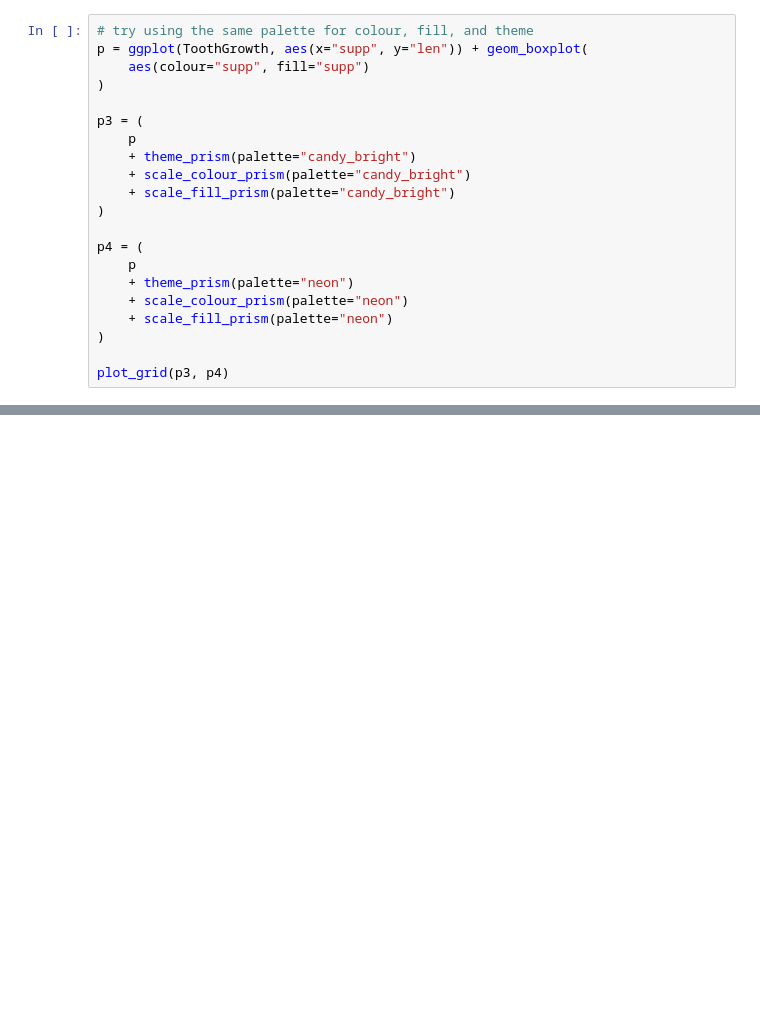
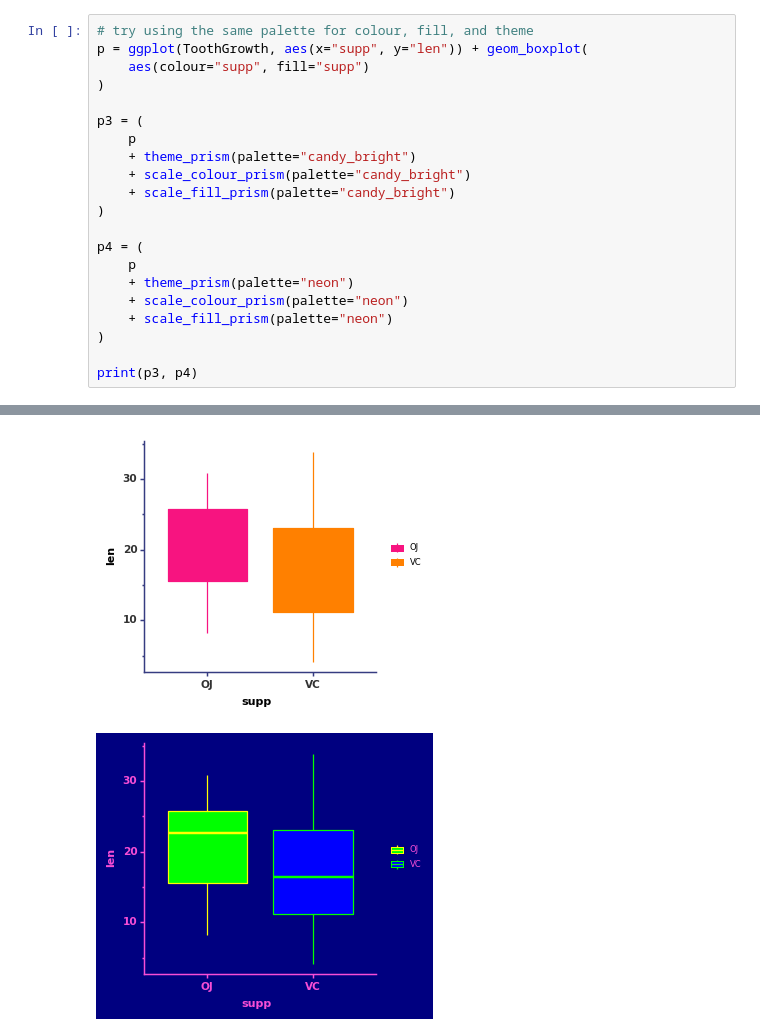
Before and after one commit to pwwang/plotnine-prism, a Jupyter notebook: examples/get_started.ipynb, the cells around one changed output, grey strips where cells are left out. Drawn from its saved outputs; the diff is of its cells as text; blank space fills up the shorter version.

```diff
--- a/examples/get_started.ipynb
+++ b/examples/get_started.ipynb
@@ -77,5 +79,5 @@ p4 = (
     + scale_fill_prism(palette="neon")
 )
 
-plot_grid(p3, p4)
+print(p3, p4)
 # %% [output]
@@ -83,3 +84,5 @@ plot_grid(p3, p4)
+[figure, added]
+[figure, added]
 # %%
 # compare ggplot2 default shape order with ggprism default shape order
 p1 = (
```
Also changed, not shown: parts of 7 cells of this notebook, 9 other files.
